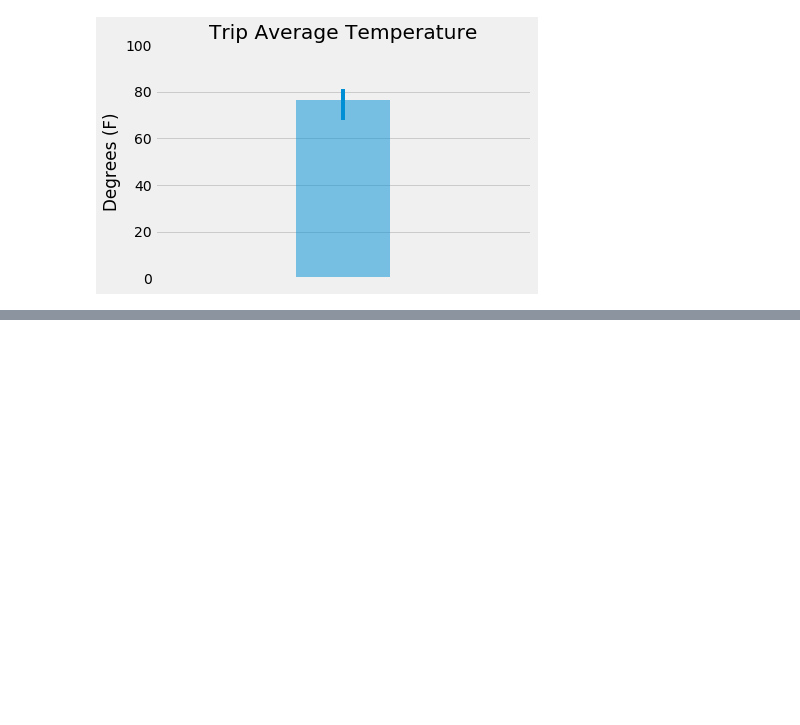
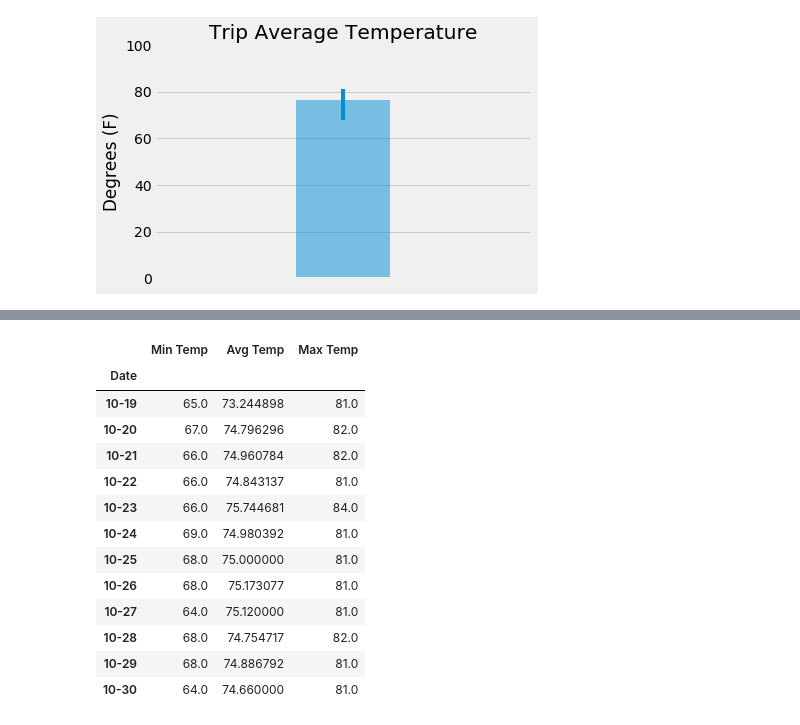
Before and after one commit to adrianavandeguchte/sqlalchemy-challenge, a Jupyter notebook: climate_starter.ipynb, the cells around one changed output, grey strips where cells are left out. Cells and saved outputs as stored; diff of their text form; code cells hidden in the pictures; blank space fills up the shorter version.

```diff
--- a/climate_starter.ipynb
+++ b/climate_starter.ipynb
@@ -256,4 +263,24 @@ daily_normals("01-01")
 # %%
 # Load the previous query results into a Pandas DataFrame and add the `trip_dates` range as the `date` index
+normals = pd.DataFrame(norm_list)
+norm = pd.DataFrame(normals[0].tolist(),columns=['Min Temp','Avg Temp','Max Temp'])
+norm['Date'] = date_str
+norm = norm.set_index('Date')
+norm
+# %% [output]
+|  | Min Temp | Avg Temp | Max Temp |
+| Date |  |  |  |
+| 10-19 | 65.0 | 73.244898 | 81.0 |
+| 10-20 | 67.0 | 74.796296 | 82.0 |
+| 10-21 | 66.0 | 74.960784 | 82.0 |
+| 10-22 | 66.0 | 74.843137 | 81.0 |
+| 10-23 | 66.0 | 75.744681 | 84.0 |
+| 10-24 | 69.0 | 74.980392 | 81.0 |
+| 10-25 | 68.0 | 75.000000 | 81.0 |
+| 10-26 | 68.0 | 75.173077 | 81.0 |
+| 10-27 | 64.0 | 75.120000 | 81.0 |
+| 10-28 | 68.0 | 74.754717 | 82.0 |
+| 10-29 | 68.0 | 74.886792 | 81.0 |
+| 10-30 | 64.0 | 74.660000 | 81.0 |
 # %%
 # Plot the daily normals as an area plot with `stacked=False`
```
Also changed, not shown: parts of 8 cells of this notebook.
